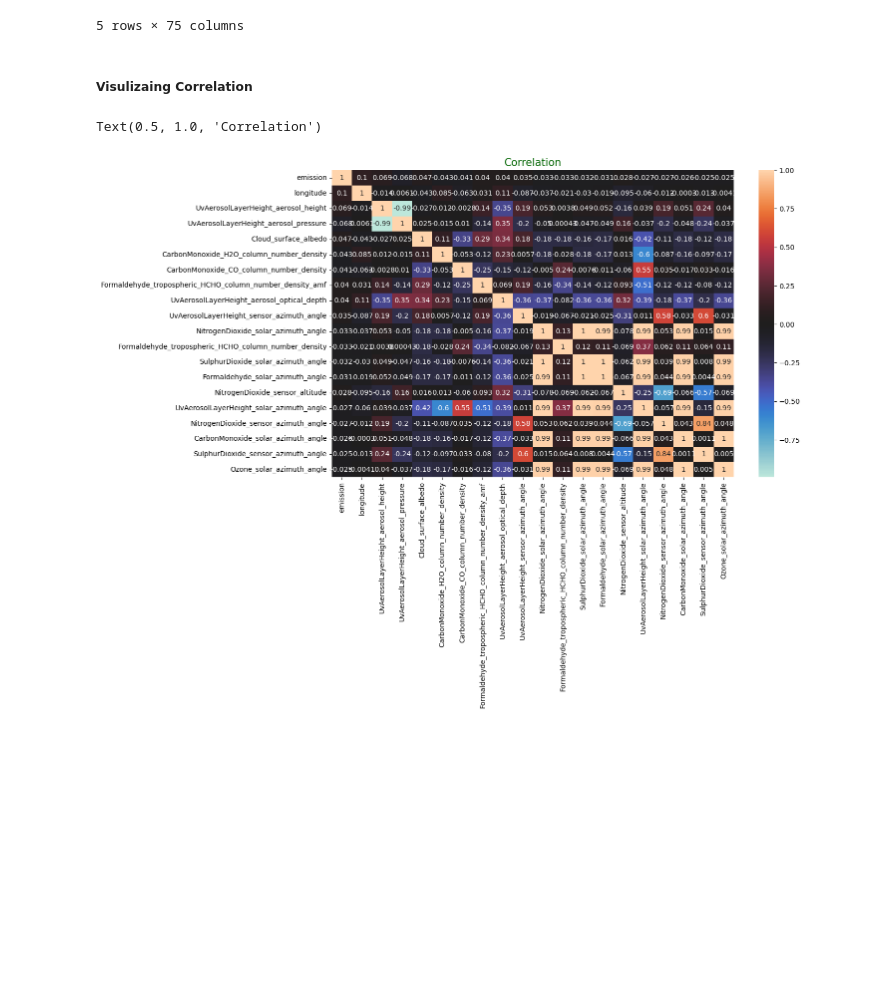
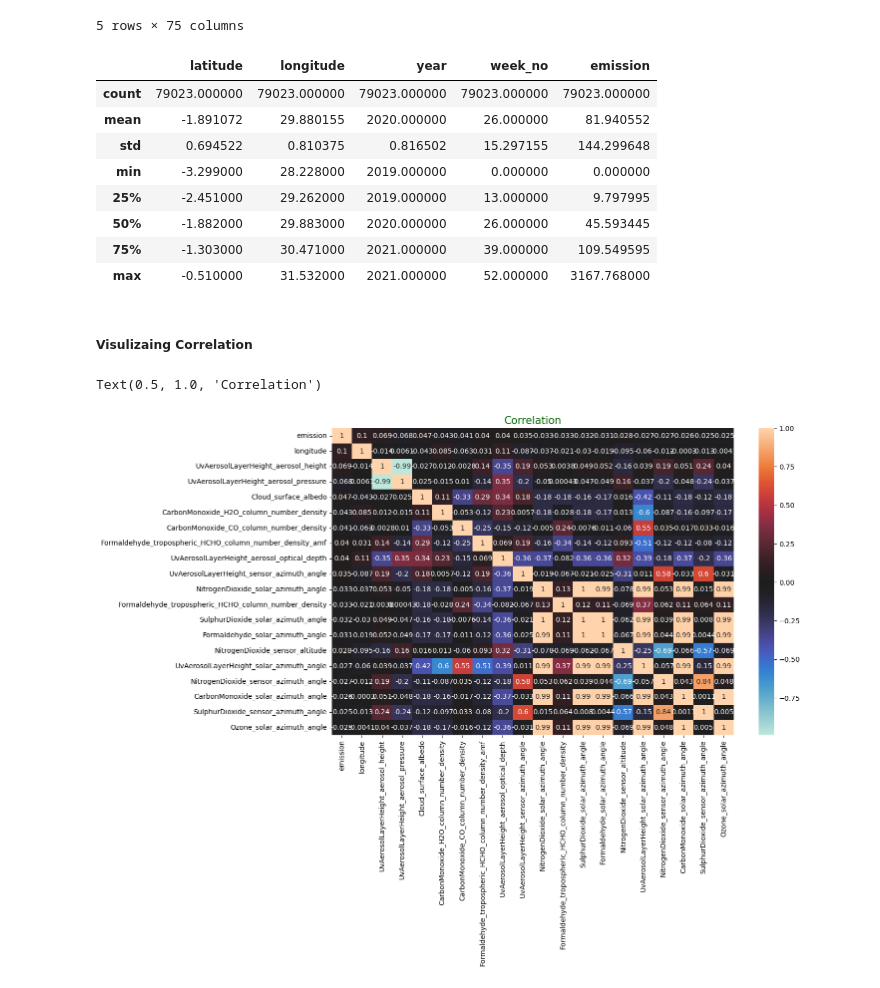
Before and after one commit to Moxi3231/CarbonEmission, a Jupyter notebook: Processing.ipynb, the cells around one changed output. Drawn from its saved outputs; the diff is of its cells as text; code cells hidden in the pictures; blank space fills up the shorter version.

```diff
--- a/Processing.ipynb
+++ b/Processing.ipynb
@@ -33,6 +33,18 @@ trainData.head()
 | ID_-0.510_29.290_2019_03 | -0.51 | 29.29 | 2019 | 3 | NaN | NaN | ... |
 | ID_-0.510_29.290_2019_04 | -0.51 | 29.29 | 2019 | 4 | -0.000079 | 0.676296 | ... |
 5 rows × 75 columns
+# %%
+trainData[trainData.columns[:4].to_list() + ['emission']].describe()
+# %% [output]
+|  | latitude | longitude | year | week_no | emission |
+| count | 79023.000000 | 79023.000000 | 79023.000000 | 79023.000000 | 79023.000000 |
+| mean | -1.891072 | 29.880155 | 2020.000000 | 26.000000 | 81.940552 |
+| std | 0.694522 | 0.810375 | 0.816502 | 15.297155 | 144.299648 |
+| min | -3.299000 | 28.228000 | 2019.000000 | 0.000000 | 0.000000 |
+| 25% | -2.451000 | 29.262000 | 2019.000000 | 13.000000 | 9.797995 |
+| 50% | -1.882000 | 29.883000 | 2020.000000 | 26.000000 | 45.593445 |
+| 75% | -1.303000 | 30.471000 | 2021.000000 | 39.000000 | 109.549595 |
+| max | -0.510000 | 31.532000 | 2021.000000 | 52.000000 | 3167.768000 |
 # %%
 corr_data = trainData.corr()
 # %%
```
Also changed, not shown: parts of 1 cell of this notebook, 5 other files.
